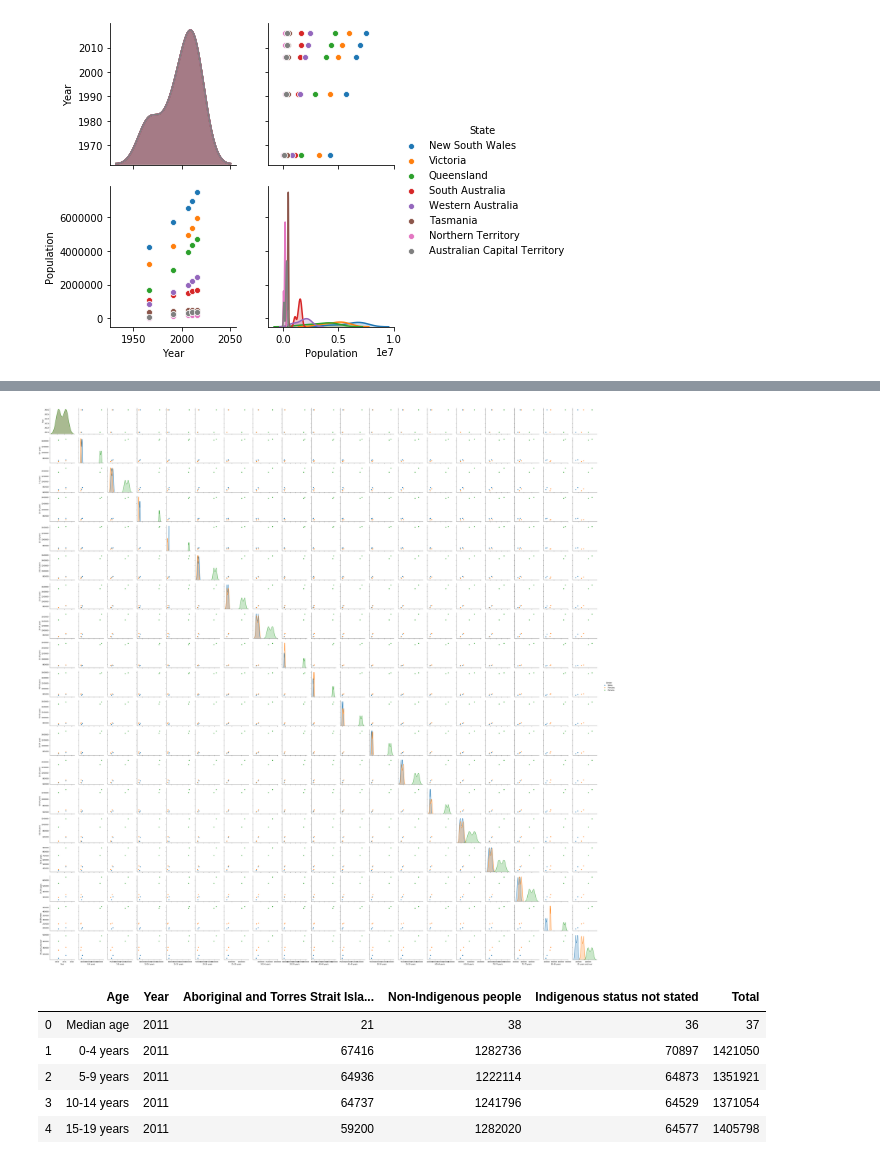
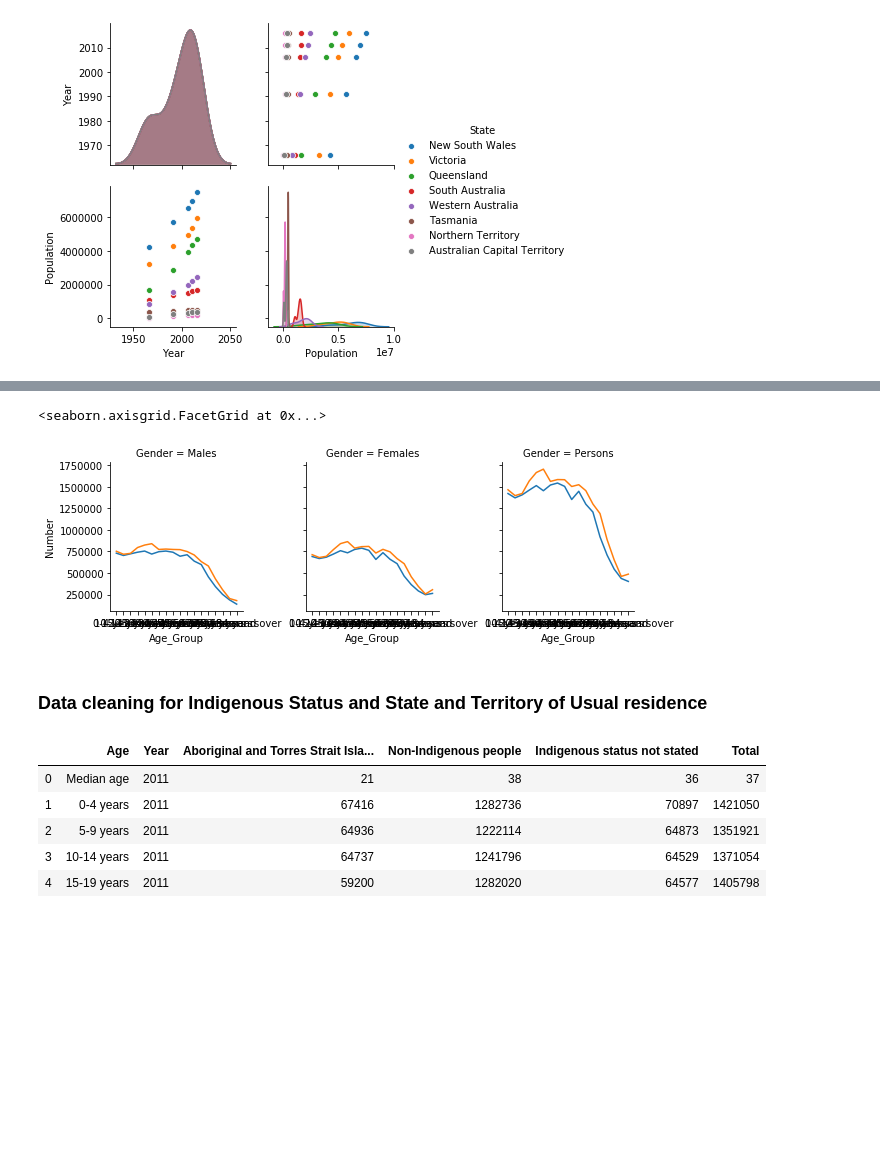
Before and after one commit to Hamza-cmd/Comp257-Project, a Jupyter notebook: SnapshotTables.ipynb, the cells around one changed output, grey strips where cells are left out. Cells and saved outputs as stored; diff of their text form; code cells hidden in the pictures; blank space fills up the shorter version.

Commit message:
snapshot half charts done

```diff
--- a/SnapshotTables.ipynb
+++ b/SnapshotTables.ipynb
@@ -56,4 +56,6 @@ Index(['Year', 'Gender', 'Median age', '0-4 years', '5-9 years', '10-14 years',
+# %%
+AgeSex.rename(columns={'Age Group':'Age_Group'},inplace=True)
 # %%
-AS_clean  = AgeSex.drop(['Median age','Total'],axis = 1)
+AS_clean  = AgeSex[AgeSex.Age_Group != 'Total']
 AS_clean.shape
 # %% [output]
@@ -80,8 +70,12 @@ Gender               object
 dtype: object
-# %%
-g =  sns.pairplot(AS_clean, hue = 'Gender')
-# %% [output]
-[figure, removed]
+# %%
+g = sns.FacetGrid(AS_clean,col ='Gender',hue='Year')
+g.map(sns.lineplot,'Age_Group','Number')
+# %% [output]
+<seaborn.axisgrid.FacetGrid at 0x...>
+[figure, added]
+# %% [markdown]
+### Data cleaning for Indigenous Status and State and Territory of Usual residence
 # %%
 IngeniseStat = pd.read_excel("data/snapshot_clean.xlsx", sheet_name = 4 )
 IngeniseStat.head()
```
Also changed, not shown: parts of 29 cells of this notebook, 2 other files.
